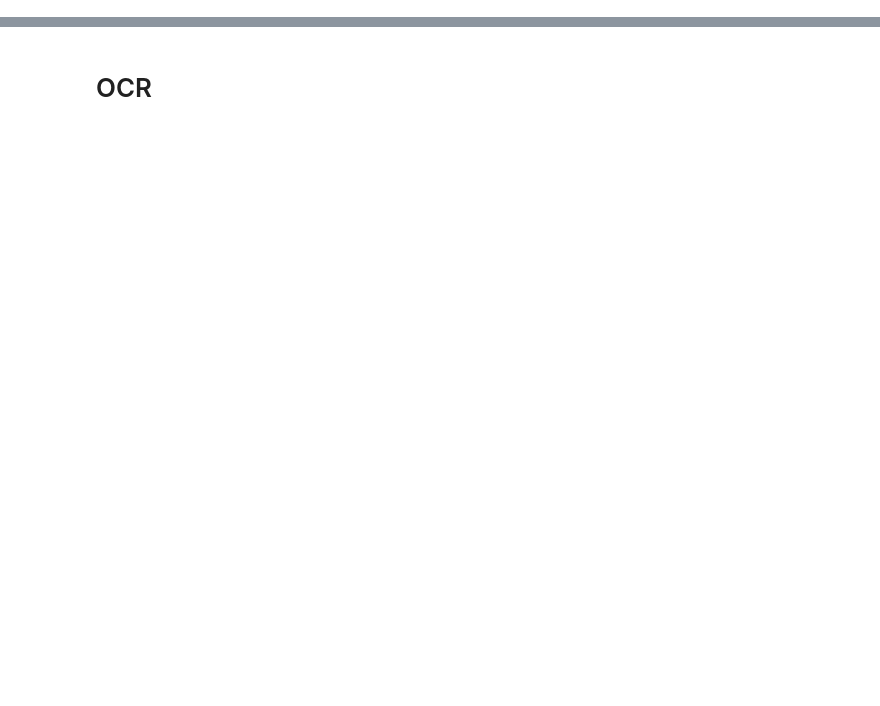
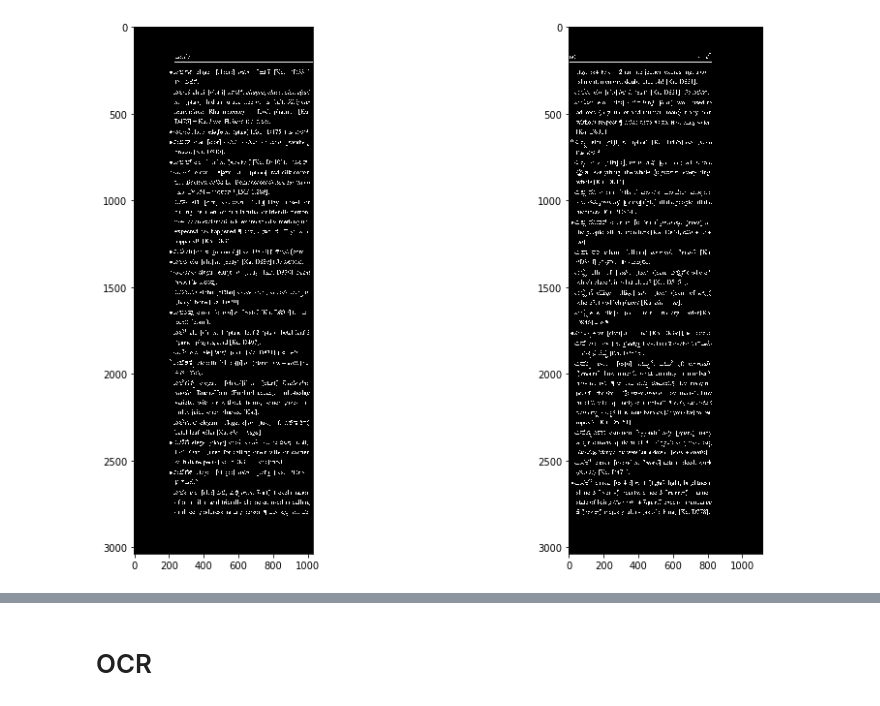
Before and after one commit to p-acharya/opencv_ocr, a Jupyter notebook: ocr_clean.ipynb, the cells around one changed output, grey strips where cells are left out. Cells and saved outputs as stored; diff of their text form; code cells hidden in the pictures; blank space fills up the shorter version.

```diff
--- a/ocr_clean.ipynb
+++ b/ocr_clean.ipynb
@@ -101,2 +108,0 @@ di(imgs)
-# %%
-av = vert_avg/len(vert_line)
@@ -103,4 +136,14 @@ av = vert_avg/len(vert_line)
 # %%
-height, width, channels = im.shape
-right = tc[0:height, int(av):width] #this line crops\n",
-left = tc[0:height, 0:int(av)]
+def rl(ic, av):
+#     ic = cv2.imread(imt[0])
+#     av = imt[1]
+    height, width = ic.shape
+    right = ic[0:height, av:width] #this line crops\n",
+    left = ic[0:height, 0:av]
+    rl = (left, right)
+    di(rl)
+    return rl
+# %%
+tlr = rl(thresh, av1)
+# %% [output]
+[figure, added]
```
Also changed, not shown: parts of 11 cells of this notebook.
